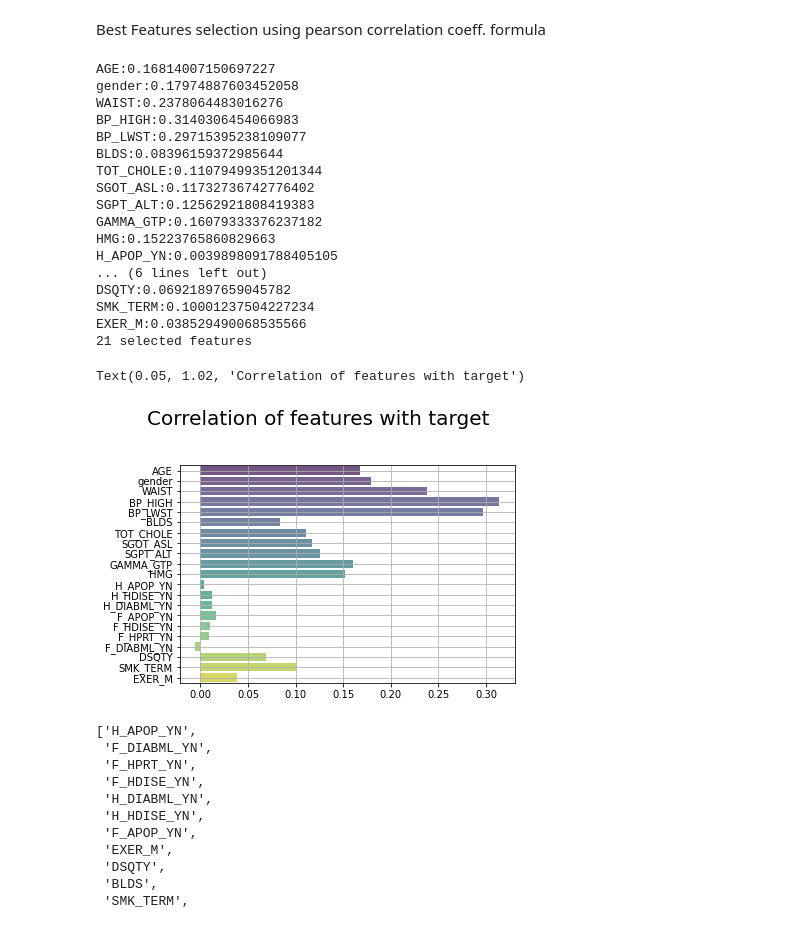
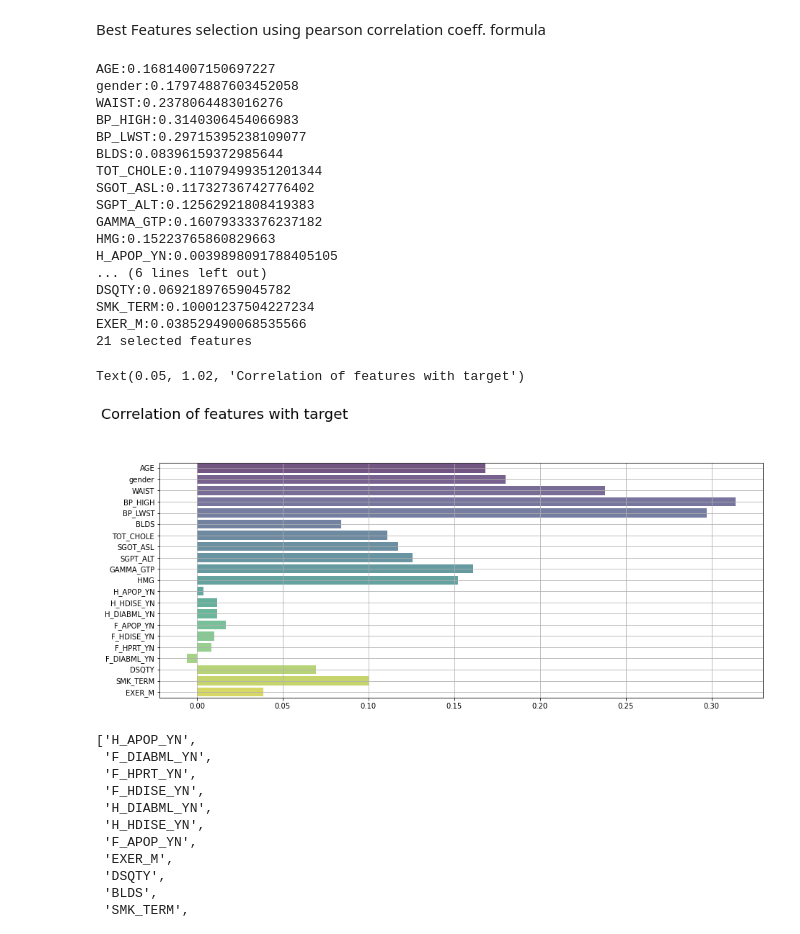
Before and after one commit to istiaqahmedfahim/restart_2022, a Jupyter notebook: Stacking.ipynb, the cells around one changed output. Cells and saved outputs as stored; diff of their text form; code cells hidden in the pictures.

```diff
--- a/Stacking.ipynb
+++ b/Stacking.ipynb
@@ -397,36 +404,35 @@ def cor_selector(X_train, y_train,num_feats):
     cor_support = [True if i in cor_feature else False for i in feature_name]
     return cor_support, cor_feature,cor_list
 cor_support, cor_feature ,cor_list = cor_selector(X_train, y_train,num_feats)
 print(str(len(cor_feature)), 'selected features')
 
+plt.figure(figsize=(15, 6))
 ax = sns.barplot(x=cor_list, y=feature_name,palette='viridis', alpha=0.75)
 ax.grid()
 #ax.set_title("Correlation of numerical features with Target", fontsize=20, y=1.05)
-
 title =  'Correlation of features with target'
-
 plt.gcf().text(0.05, 1.02, title, fontsize=20)
 #plt.gcf().text(0.05, 0.9, sub_title, fontsize=14)
 # %% [output]
 AGE:0.16814007150697227
 gender:0.17974887603452058
 WAIST:0.2378064483016276
 BP_HIGH:0.3140306454066983
 BP_LWST:0.29715395238109077
 BLDS:0.08396159372985644
 TOT_CHOLE:0.11079499351201344
 SGOT_ASL:0.11732736742776402
 SGPT_ALT:0.12562921808419383
 GAMMA_GTP:0.16079333376237182
 HMG:0.15223765860829663
 H_APOP_YN:0.0039898091788405105
 ... (6 lines left out)
 DSQTY:0.06921897659045782
 SMK_TERM:0.10001237504227234
 EXER_M:0.038529490068535566
 21 selected features
 Text(0.05, 1.02, 'Correlation of features with target')
-[figure, old version]
+[figure, new version]
 # %%
 cor_feature
 # %% [output]
```
Also changed, not shown: parts of 1 cell of this notebook.
